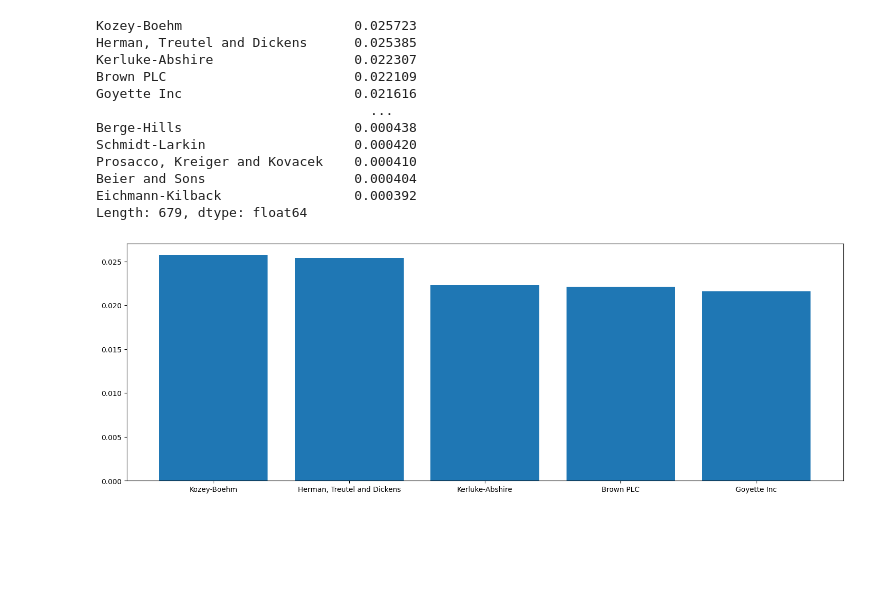
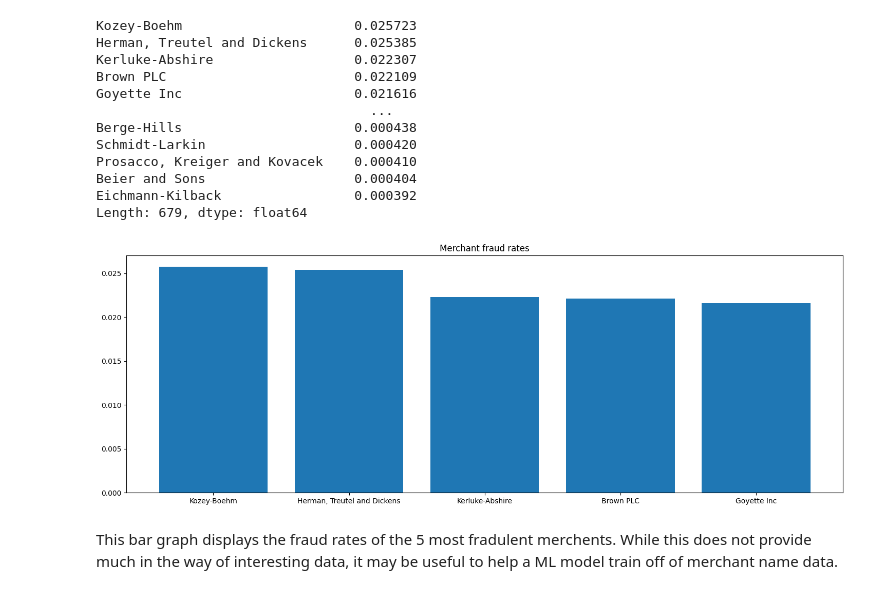
Before and after one commit to liamba05/CreditCardFraudDetection, a Jupyter notebook: data_collection_P1/DS3000_ProjectPart1.ipynb, the cells around one changed output. Cells and saved outputs as stored; diff of their text form; code cells hidden in the pictures; blank space fills up the shorter version.

```diff
--- a/data_collection_P1/DS3000_ProjectPart1.ipynb
+++ b/data_collection_P1/DS3000_ProjectPart1.ipynb
@@ -206,21 +209,13 @@ Beier and Sons                   0.000404
 Eichmann-Kilback                 0.000392
 Length: 679, dtype: float64
 # %%
-# Histogram to compare rate of fraudulent transactions between the 20 most fraudulent merchants
+# Histogram to compare rate of fraudulent transactions between the 5 most fraudulent merchants
 
 plt.bar(merchant_fraud_ratio_series.head().keys(), merchant_fraud_ratio_series.head())
-
-
-# num_merchants = 8
-
-# features = merchant_fraud_ratio_series[0:num_merchants].keys()
-# features
-
-# plt.hist(features, color ='g', bins = num_merchants)
-# plt.xlabel('Merchant')
-# plt.ylabel('Ratio of fraudulent transactions to number of transactions')
 plt.gcf().set_size_inches(18, 6)
-# plt.title('Merchant fraud rates')
-# plt.show()
+plt.title('Merchant fraud rates')
+plt.show()
 # %% [output]
-[figure, old version]
+[figure, new version]
+# %% [markdown]
+This bar graph displays the fraud rates of the 5 most fradulent merchents. While this does not provide much in the way of interesting data, it may be useful to help a ML model train off of merchant name data.
```
Also changed, not shown: parts of 2 cells of this notebook.
